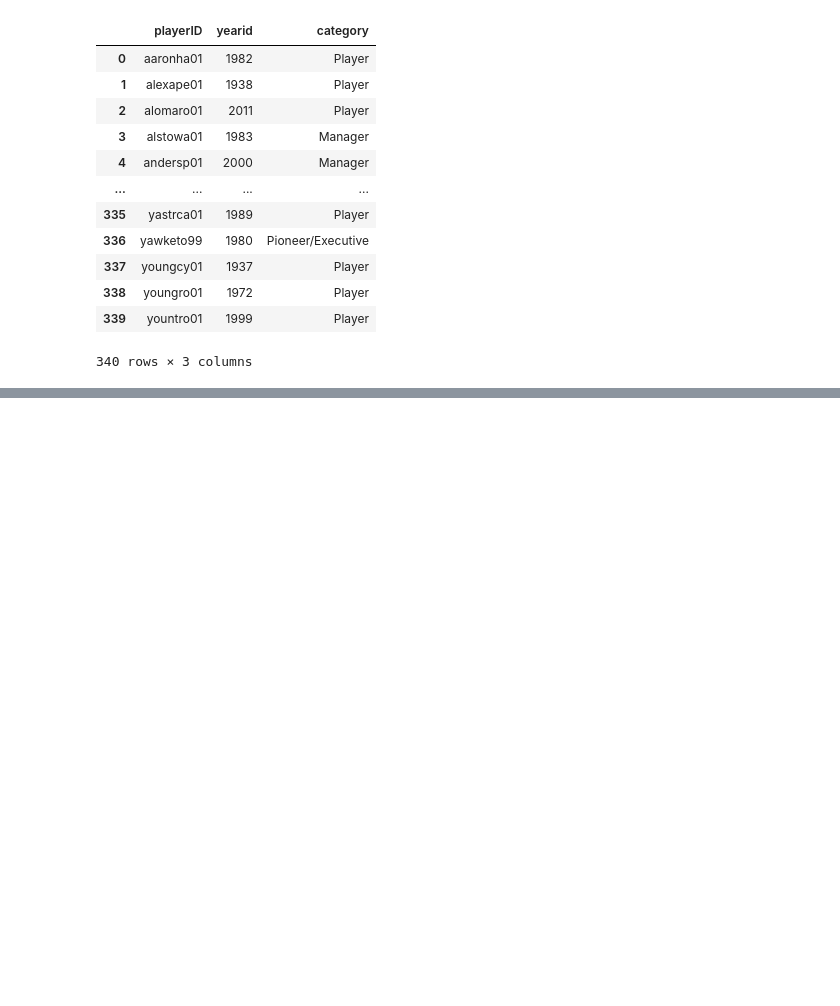
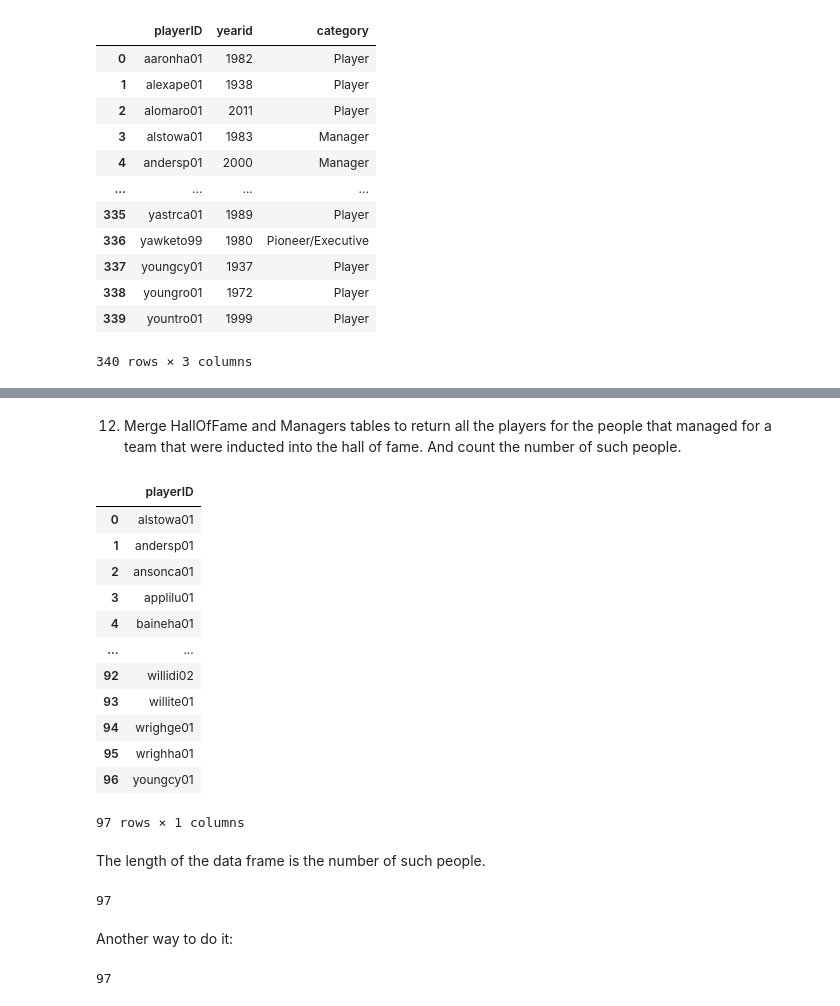
Before and after one commit to bingxiaochen/ST554, a Jupyter notebook: ST_554_HW5_.ipynb, the cells around one changed output, grey strips where cells are left out. Drawn from its saved outputs; the diff is of its cells as text; code cells hidden in the pictures; blank space fills up the shorter version.

```diff
--- a/ST_554_HW5_.ipynb
+++ b/ST_554_HW5_.ipynb
@@ -222,0 +245,45 @@ pd.read_sql("SELECT playerID, yearid, category FROM HallOfFame WHERE inducted =
+# %% [markdown]
+12. Merge HallOfFame and Managers tables to return all the players for the people that managed for a team that were inducted into the hall of fame. And count the number of such people.
+# %%
+df = pd.read_sql("""
+SELECT DISTINCT m.playerID
+FROM Managers m
+INNER JOIN HallOfFame h
+ON m.playerID = h.playerID
+WHERE h.inducted = 'Y';
+
+""", con)
+
+df
+# %% [output]
+|  | playerID |
+| 0 | alstowa01 |
+| 1 | andersp01 |
+| 2 | ansonca01 |
+| 3 | applilu01 |
+| 4 | baineha01 |
+| ... | ... |
+| 92 | willidi02 |
+| 93 | willite01 |
+| 94 | wrighge01 |
+| 95 | wrighha01 |
+| 96 | youngcy01 |
+97 rows × 1 columns
+# %% [markdown]
+The length of the data frame is the number of such people.
+# %%
+len(df)
+# %% [output]
+97
+# %% [markdown]
+Another way to do it:
+# %%
+plyrMgr_hof = pd.merge(
+ left = pd.read_sql("SELECT DISTINCT playerID FROM Managers;",con),
+ right = pd.read_sql("SELECT playerID FROM HallOfFame WHERE inducted = 'Y';", con),
+ how = "inner",
+ on = "playerID")
+
+len(plyrMgr_hof)
+# %% [output]
+97
```
Also changed, not shown: parts of 11 cells of this notebook.
